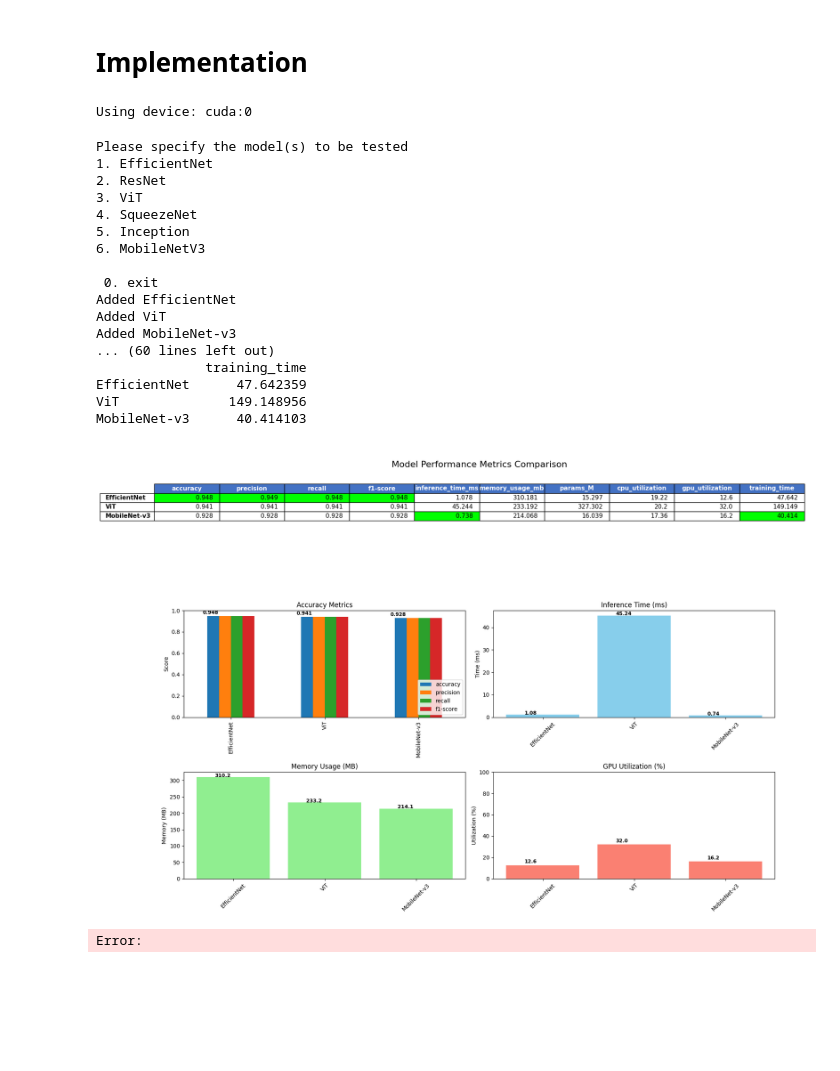
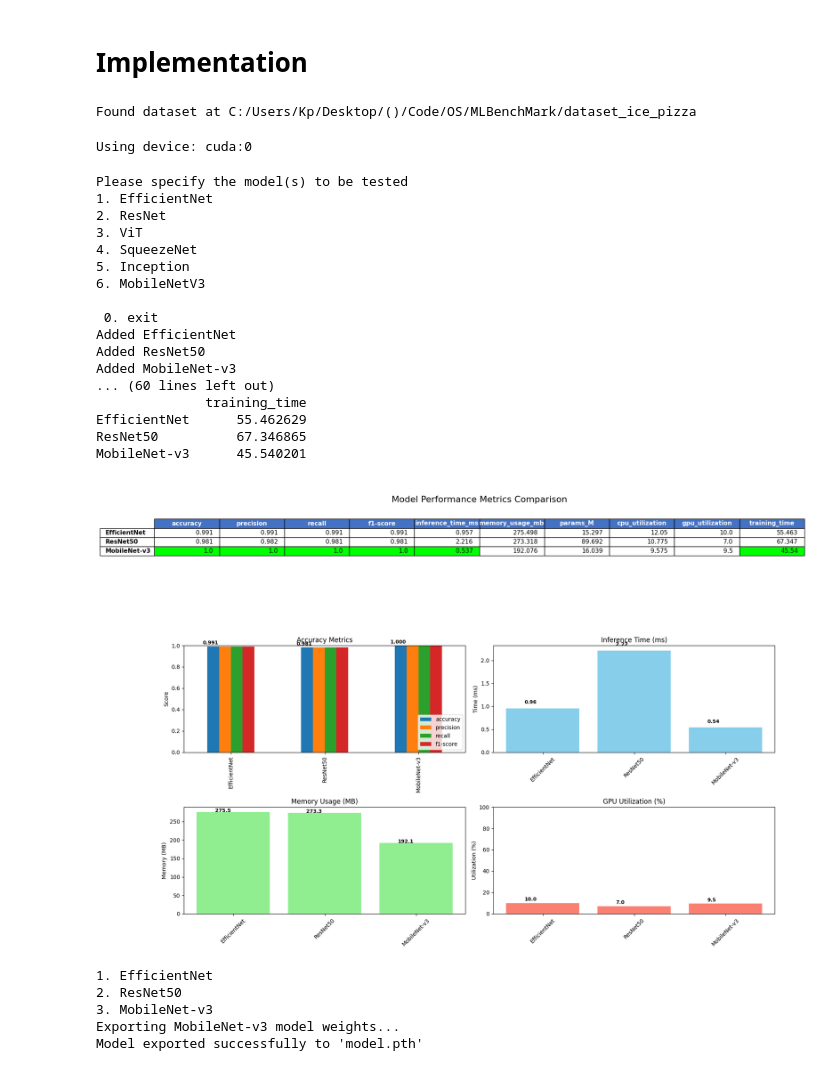
Before and after one commit to kpempund/MLBenchmark, a Jupyter notebook: MLBenchmark.ipynb, the cells around one changed output. Cells and saved outputs as stored; diff of their text form; code cells hidden in the pictures; blank space fills up the shorter version.

Commit message:
Update model export

```diff
--- a/MLBenchmark.ipynb
+++ b/MLBenchmark.ipynb
@@ -724,11 +724,14 @@ def visualize_results(results_df):
 # %% [markdown]
 # Implementation
 # %%
-data_dir = 'C:/Users/Kp/Desktop/()/Code/DataSci/lab12_datasets/hymenoptera_data'
+data_dir = 'C:/Users/Kp/Desktop/()/Code/OS/MLBenchMark/dataset_ice_pizza'
 # Check if the data directory exists
 if not os.path.exists(data_dir):
     print(f"Error: Data directory '{data_dir}' not found. Please download and organize the dataset.")
     exit()
+print(f"Found dataset at {data_dir}")
+# %% [output]
+Found dataset at C:/Users/Kp/Desktop/()/Code/OS/MLBenchMark/dataset_ice_pizza
 # %%
 # Set device
 device = torch.device("cuda:0" if torch.cuda.is_available() else "cpu")
@@ -753,7 +756,7 @@ transform_test = transforms.Compose([
 trainset = torchvision.datasets.ImageFolder(root=os.path.join(data_dir, 'train'), transform=transform_train)
 trainloader = torch.utils.data.DataLoader(trainset, batch_size=32, shuffle=True, num_workers=2)
 
-testset = torchvision.datasets.ImageFolder(root=os.path.join(data_dir, 'val'), transform=transform_test)
+testset = torchvision.datasets.ImageFolder(root=os.path.join(data_dir, 'test'), transform=transform_test)
 testloader = torch.utils.data.DataLoader(testset, batch_size=32, shuffle=False, num_workers=2)
 
 # Select models to benchmark
@@ -803,36 +806,56 @@ for i, (model, name) in enumerate(zip(models, model_names)):
         traceback.print_exc()
         continue
 
 # Create DataFrame from results
 if all_results:
     results_df = pd.DataFrame.from_dict(all_results, orient='index')
 
     # Display and save results
     print("\nFinal Results:")
     print(results_df)
 
     results_df.to_csv('benchmark_results.csv')
 
     # Visualize the results
     visualize_results(results_df)
 # %% [output]
 Using device: cuda:0
 Please specify the model(s) to be tested
 1. EfficientNet
 2. ResNet
 3. ViT
 4. SqueezeNet
 5. Inception
 6. MobileNetV3
 
  0. exit
 Added EfficientNet
-Added ViT
+Added ResNet50
 Added MobileNet-v3
 ... (60 lines left out)
               training_time
-EfficientNet      47.642359
-ViT              149.148956
-MobileNet-v3      40.414103
+EfficientNet      55.462629
+ResNet50          67.346865
+MobileNet-v3      45.540201
-[figure, old version]
+[figure, new version]
-Error:
+# %%
+for i in range(len(models)):
+    print(f"{i+1}. {model_names[i]}")
+
+while True:
+    option = int(input("Select a model to be exported: "))
+    if option not in range(len(models)+1):
+        print("Invalid option. Please select a valid model number.")
+        continue
+    else:
+        break
+
+print(f"Exporting {model_names[option-1]} model weights...")
+torch.save(models[option-1].state_dict(), 'model.pth')
+print(f"Model exported successfully to 'model.pth'")
+# %% [output]
+1. EfficientNet
+2. ResNet50
+3. MobileNet-v3
+Exporting MobileNet-v3 model weights...
+Model exported successfully to 'model.pth'
```
Also changed, not shown: 4 other files.
